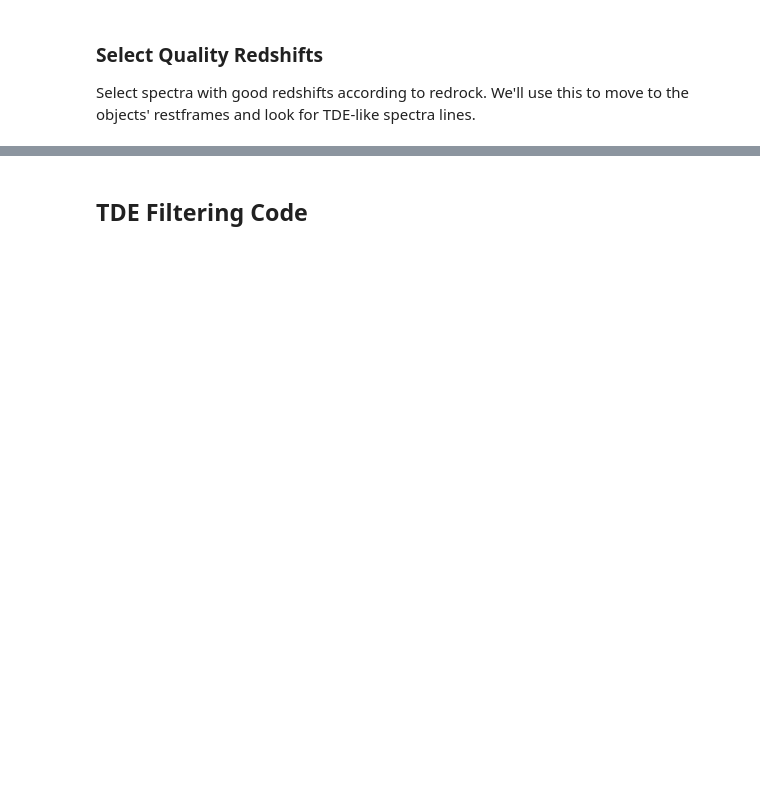
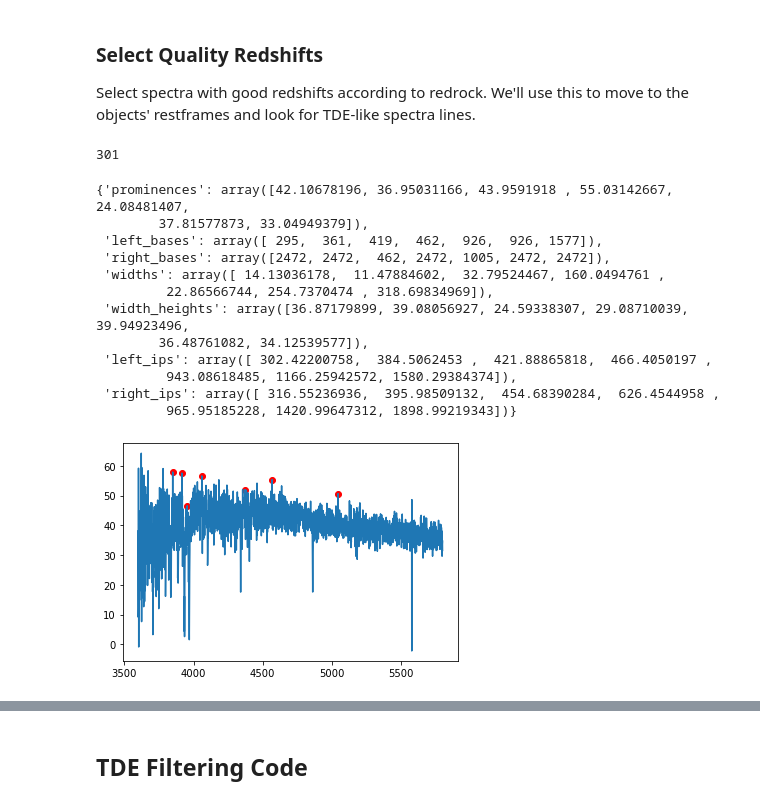
Before and after one commit to laruege/TDE-Finder, a Jupyter notebook: TDEfinder.ipynb, the cells around one changed output, grey strips where cells are left out. Cells and saved outputs as stored; diff of their text form; code cells hidden in the pictures; blank space fills up the shorter version.

```diff
--- a/TDEfinder.ipynb
+++ b/TDEfinder.ipynb
@@ -58,5 +60,8 @@ for tile in tiles:
         else:
             spectra = specstack([spectra, spec])
 
+        break
+    break
+
 zbest = spectra.extra_catalog
 # %% [output]
@@ -86,3 +72,29 @@ INFO:spectra.py:282:read_spectra: iotime 0.837 sec to read coadd-9-80981-thru202
 Select spectra with good redshifts according to redrock. We'll use this to move to the objects' restframes and look for TDE-like spectra lines.
 # %%
 select = (zbest['DELTACHI2']>25) & (zbest['ZWARN']==0) & (zbest['Z']<=0.75)
+# %%
+spectra = spectra[select]
+# %%
+spectra.num_spectra()
+# %% [output]
+301
+# %%
+k = 5
+plt.plot(spectra.wave['b'], spectra.flux['b'][k])
+peaks, info = scipy.signal.find_peaks(spectra.flux['b'][k], prominence=0, width=10)
+plt.scatter(spectra.wave['b'][peaks], spectra.flux['b'][k][peaks], color='r')
+info
+# %% [output]
+{'prominences': array([42.10678196, 36.95031166, 43.9591918 , 55.03142667, 24.08481407,
+        37.81577873, 33.04949379]),
+ 'left_bases': array([ 295,  361,  419,  462,  926,  926, 1577]),
+ 'right_bases': array([2472, 2472,  462, 2472, 1005, 2472, 2472]),
+ 'widths': array([ 14.13036178,  11.47884602,  32.79524467, 160.0494761 ,
+         22.86566744, 254.7370474 , 318.69834969]),
+ 'width_heights': array([36.87179899, 39.08056927, 24.59338307, 29.08710039, 39.94923496,
+        36.48761082, 34.12539577]),
+ 'left_ips': array([ 302.42200758,  384.5062453 ,  421.88865818,  466.4050197 ,
+         943.08618485, 1166.25942572, 1580.29384374]),
+ 'right_ips': array([ 316.55236936,  395.98509132,  454.68390284,  626.4544958 ,
+         965.95185228, 1420.99647312, 1898.99219343])}
+[figure, added]
```
Also changed, not shown: parts of 10 cells of this notebook.
